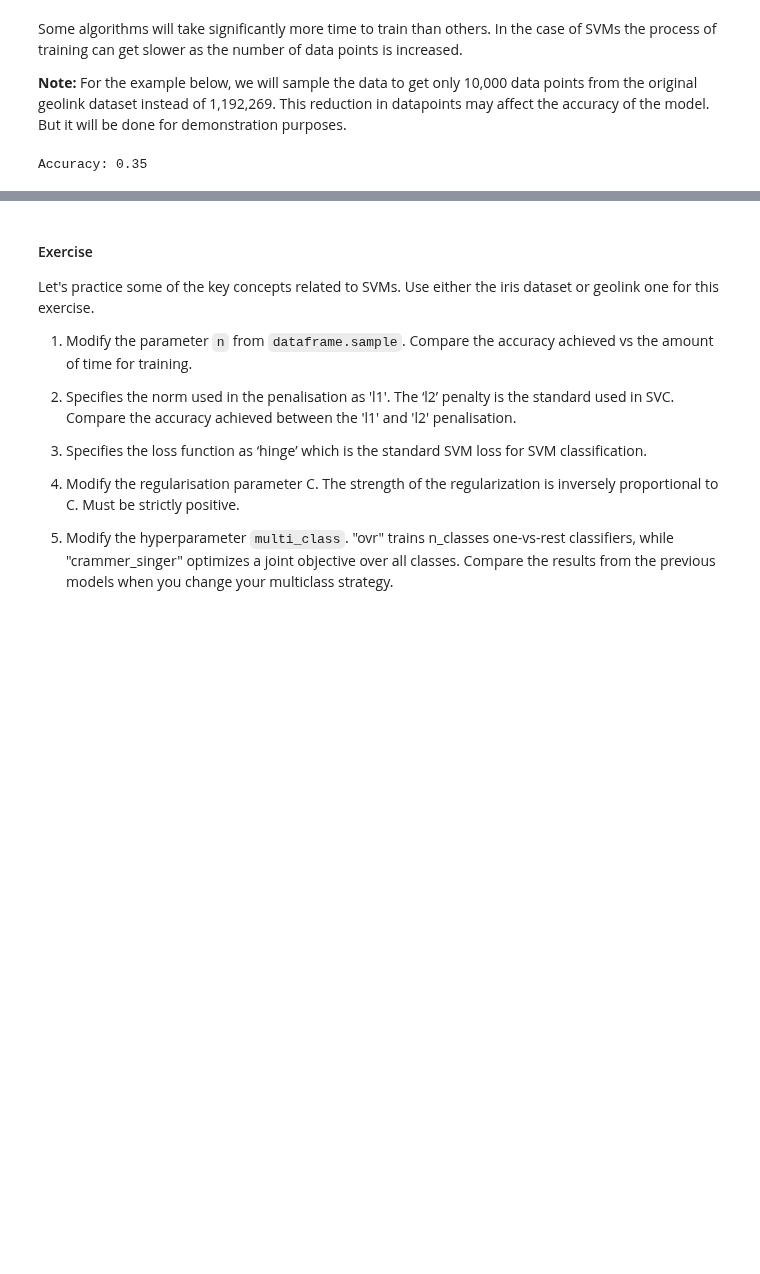
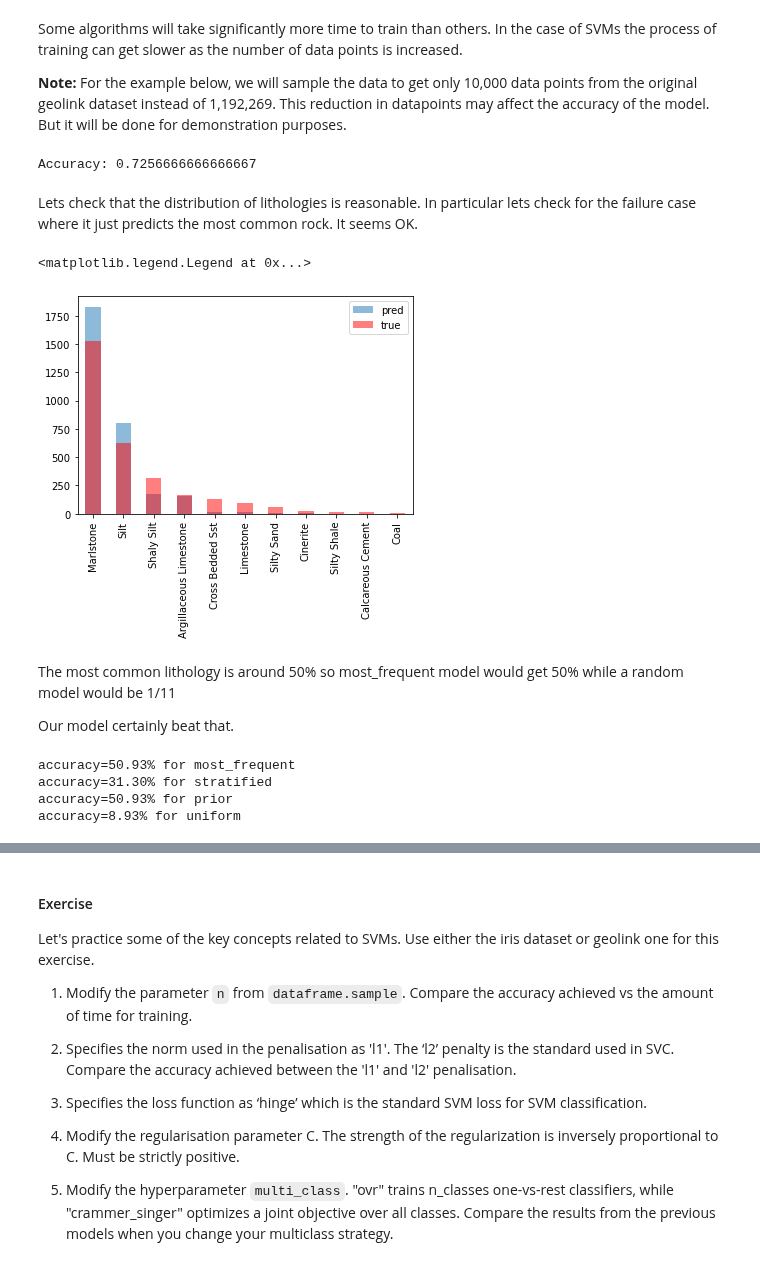
Before and after one commit to 3springs/deep_ml_curriculum, a Jupyter notebook: notebooks/09 Supervised Learning Part 1/supervised_part1.ipynb, the cells around one changed output, grey strips where cells are left out. Saved outputs shown, nothing was run; the diff lists cells and outputs as text; code cells hidden in the pictures; blank space fills up the shorter version.

Commit message:
select single well, and add dummy model

```diff
--- a/notebooks/09 Supervised Learning Part 1/supervised_part1.ipynb
+++ b/notebooks/09 Supervised Learning Part 1/supervised_part1.ipynb
@@ -402,8 +398,8 @@ Some algorithms will take significantly more time to train than others. In the c
 
 **Note:** For the example below, we will sample the data to get only 10,000 data points from the original geolink dataset instead of 1,192,269. This reduction in datapoints may affect the accuracy of the model. But it will be done for demonstration purposes.
 # %%
-# In our case, we will take a sample of 10,000 data points
-sample_dataset = geolink.sample(n=10000, replace=False, random_state=2020)
+# In our case, we will take a sample of 10,000 data points from one well
+sample_dataset = geolink.xs('30_4-1').sample(n=10000, replace=False, random_state=2020)
 
 X_sample = sample_dataset.iloc[:, 1:]
 y_sample = sample_dataset['LITHOLOGY_GEOLINK']
@@ -424,4 +420,32 @@ y_pred = clf.predict(X_test)
 y_true = y_test
 print(f'Accuracy: {accuracy_score(y_true, y_pred)}')
 # %% [output]
-Accuracy: 0.35
+Accuracy: 0.7256666666666667
+# %% [markdown]
+Lets check that the distribution of lithologies is reasonable. In particular lets check for the failure case where it just predicts the most common rock. It seems OK.
+# %%
+df_results = pd.DataFrame([y_pred, y_true]).T
+df_results.columns = ['pred', 'true']
+df_results = df_results.astype('category')
+df_results['pred'].value_counts().plot.bar(alpha=0.5)
+df_results['true'].value_counts().plot.bar(ax=plt.gca(), color='red', alpha=0.5)
+plt.legend()
+# %% [output]
+<matplotlib.legend.Legend at 0x...>
+[figure, added]
+# %% [markdown]
+The most common lithology is around 50% so most_frequent model would get 50% while a random model would be 1/11
+
+Our model certainly beat that.
+# %%
+from sklearn.dummy import DummyClassifier
+for strategy in ['most_frequent', 'stratified', 'prior', 'uniform']:
+    dummy_clf = DummyClassifier(strategy=strategy)
+    dummy_clf.fit(X_train,y_train)
+    score = dummy_clf.score(X_test, y_test)
+    print(f"accuracy={score:2.2%} for {strategy}")
+# %% [output]
+accuracy=50.93% for most_frequent
+accuracy=31.30% for stratified
+accuracy=50.93% for prior
+accuracy=8.93% for uniform
```
Also changed, not shown: parts of 9 cells of this notebook.
